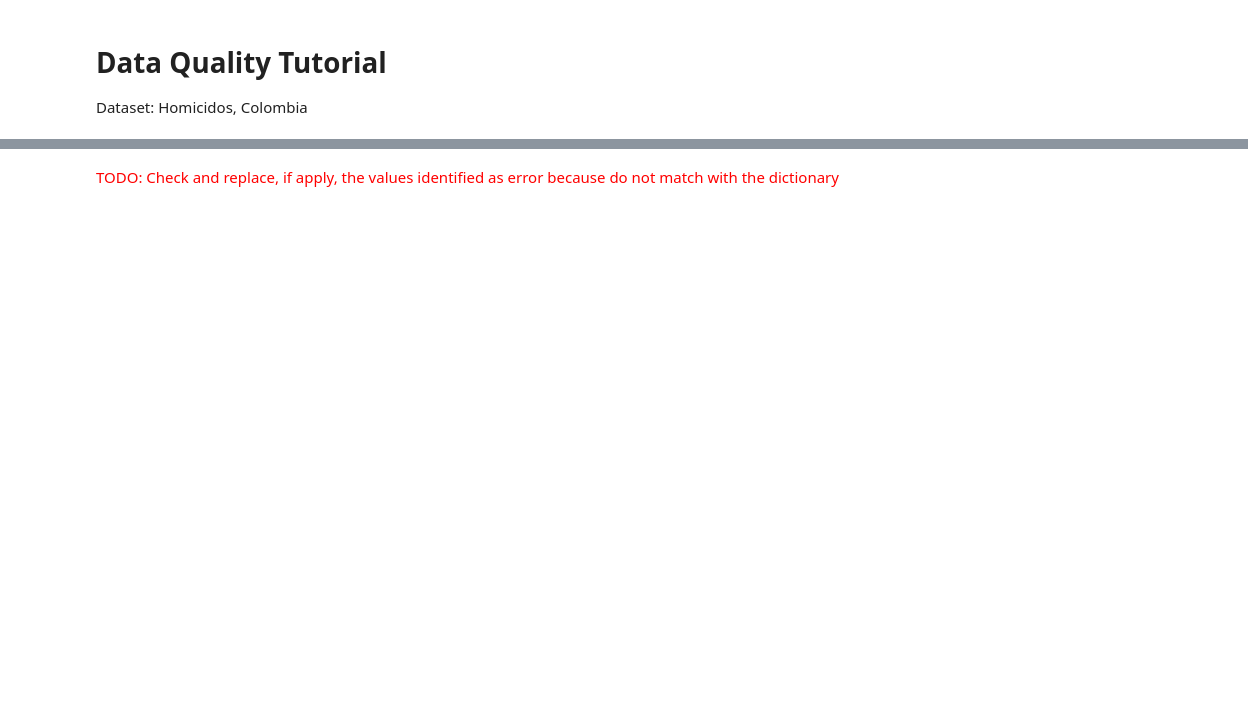
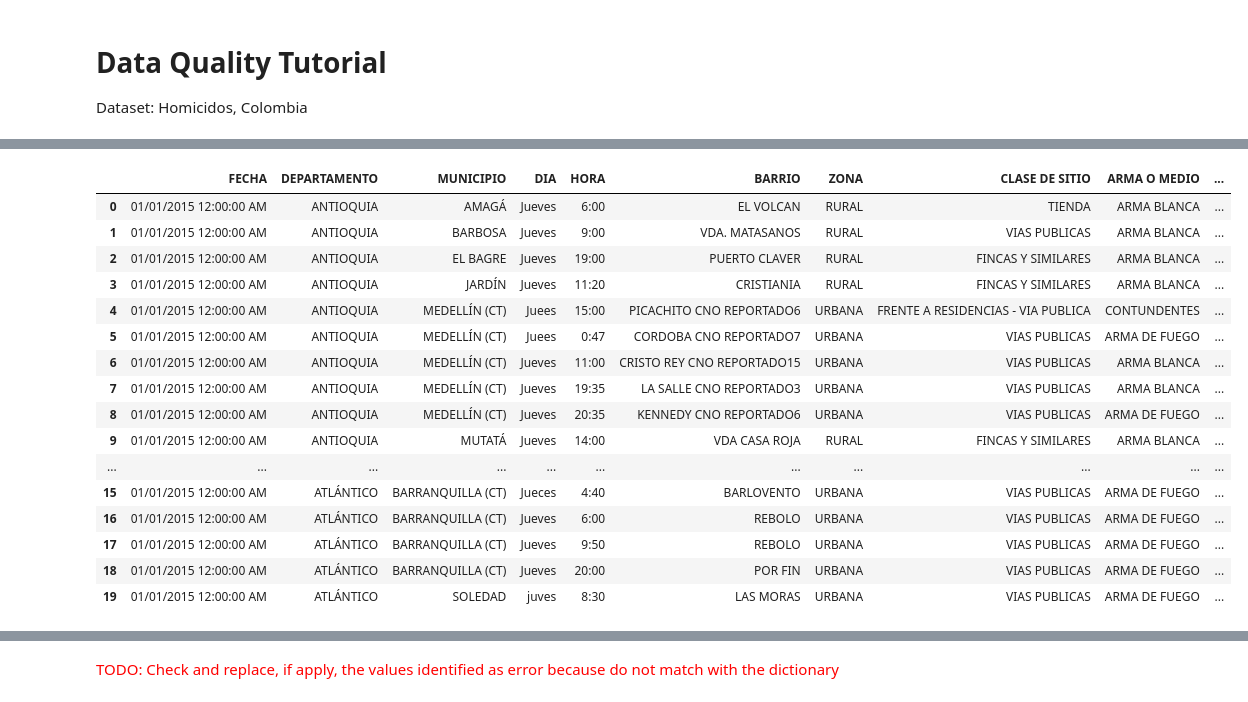
Before and after one commit to Juan-Felipe-Forero-Bocanegra/data-quality-tutorial, a Jupyter notebook: data-quality-tutorial.ipynb, the cells around one changed output, grey strips where cells are left out. Saved outputs shown, nothing was run; the diff lists cells and outputs as text; code cells hidden in the pictures; blank space fills up the shorter version.

```diff
--- a/data-quality-tutorial.ipynb
+++ b/data-quality-tutorial.ipynb
@@ -28,2 +47,22 @@ homicides_df.dtypes
+# %%
+homicides_df.head(20)
+# %% [output]
+|  | FECHA | DEPARTAMENTO | MUNICIPIO | DIA | HORA | BARRIO | ZONA | CLASE DE SITIO | ARMA O MEDIO | ... |
+| 0 | 01/01/2015 12:00:00 AM | ANTIOQUIA | AMAGÁ | Jueves | 6:00 | EL VOLCAN | RURAL | TIENDA | ARMA BLANCA | ... |
+| 1 | 01/01/2015 12:00:00 AM | ANTIOQUIA | BARBOSA | Jueves | 9:00 | VDA. MATASANOS | RURAL | VIAS PUBLICAS | ARMA BLANCA | ... |
+| 2 | 01/01/2015 12:00:00 AM | ANTIOQUIA | EL BAGRE | Jueves | 19:00 | PUERTO CLAVER | RURAL | FINCAS Y SIMILARES | ARMA BLANCA | ... |
+| 3 | 01/01/2015 12:00:00 AM | ANTIOQUIA | JARDÍN | Jueves | 11:20 | CRISTIANIA | RURAL | FINCAS Y SIMILARES | ARMA BLANCA | ... |
+| 4 | 01/01/2015 12:00:00 AM | ANTIOQUIA | MEDELLÍN (CT) | Juees | 15:00 | PICACHITO CNO REPORTADO6 | URBANA | FRENTE A RESIDENCIAS - VIA PUBLICA | CONTUNDENTES | ... |
+| 5 | 01/01/2015 12:00:00 AM | ANTIOQUIA | MEDELLÍN (CT) | Juees | 0:47 | CORDOBA CNO REPORTADO7 | URBANA | VIAS PUBLICAS | ARMA DE FUEGO | ... |
+| 6 | 01/01/2015 12:00:00 AM | ANTIOQUIA | MEDELLÍN (CT) | Jueves | 11:00 | CRISTO REY CNO REPORTADO15 | URBANA | VIAS PUBLICAS | ARMA BLANCA | ... |
+| 7 | 01/01/2015 12:00:00 AM | ANTIOQUIA | MEDELLÍN (CT) | Jueves | 19:35 | LA SALLE CNO REPORTADO3 | URBANA | VIAS PUBLICAS | ARMA BLANCA | ... |
+| 8 | 01/01/2015 12:00:00 AM | ANTIOQUIA | MEDELLÍN (CT) | Jueves | 20:35 | KENNEDY CNO REPORTADO6 | URBANA | VIAS PUBLICAS | ARMA DE FUEGO | ... |
+| 9 | 01/01/2015 12:00:00 AM | ANTIOQUIA | MUTATÁ | Jueves | 14:00 | VDA CASA ROJA | RURAL | FINCAS Y SIMILARES | ARMA BLANCA | ... |
+| ... | ... | ... | ... | ... | ... | ... | ... | ... | ... | ... |
+| 15 | 01/01/2015 12:00:00 AM | ATLÁNTICO | BARRANQUILLA (CT) | Jueces | 4:40 | BARLOVENTO | URBANA | VIAS PUBLICAS | ARMA DE FUEGO | ... |
+| 16 | 01/01/2015 12:00:00 AM | ATLÁNTICO | BARRANQUILLA (CT) | Jueves | 6:00 | REBOLO | URBANA | VIAS PUBLICAS | ARMA DE FUEGO | ... |
+| 17 | 01/01/2015 12:00:00 AM | ATLÁNTICO | BARRANQUILLA (CT) | Jueves | 9:50 | REBOLO | URBANA | VIAS PUBLICAS | ARMA DE FUEGO | ... |
+| 18 | 01/01/2015 12:00:00 AM | ATLÁNTICO | BARRANQUILLA (CT) | Jueves | 20:00 | POR FIN | URBANA | VIAS PUBLICAS | ARMA DE FUEGO | ... |
+| 19 | 01/01/2015 12:00:00 AM | ATLÁNTICO | SOLEDAD | juves | 8:30 | LAS MORAS | URBANA | VIAS PUBLICAS | ARMA DE FUEGO | ... |
 # %%
 # Deleting constant column
```
Also changed, not shown: parts of 51 cells of this notebook.
